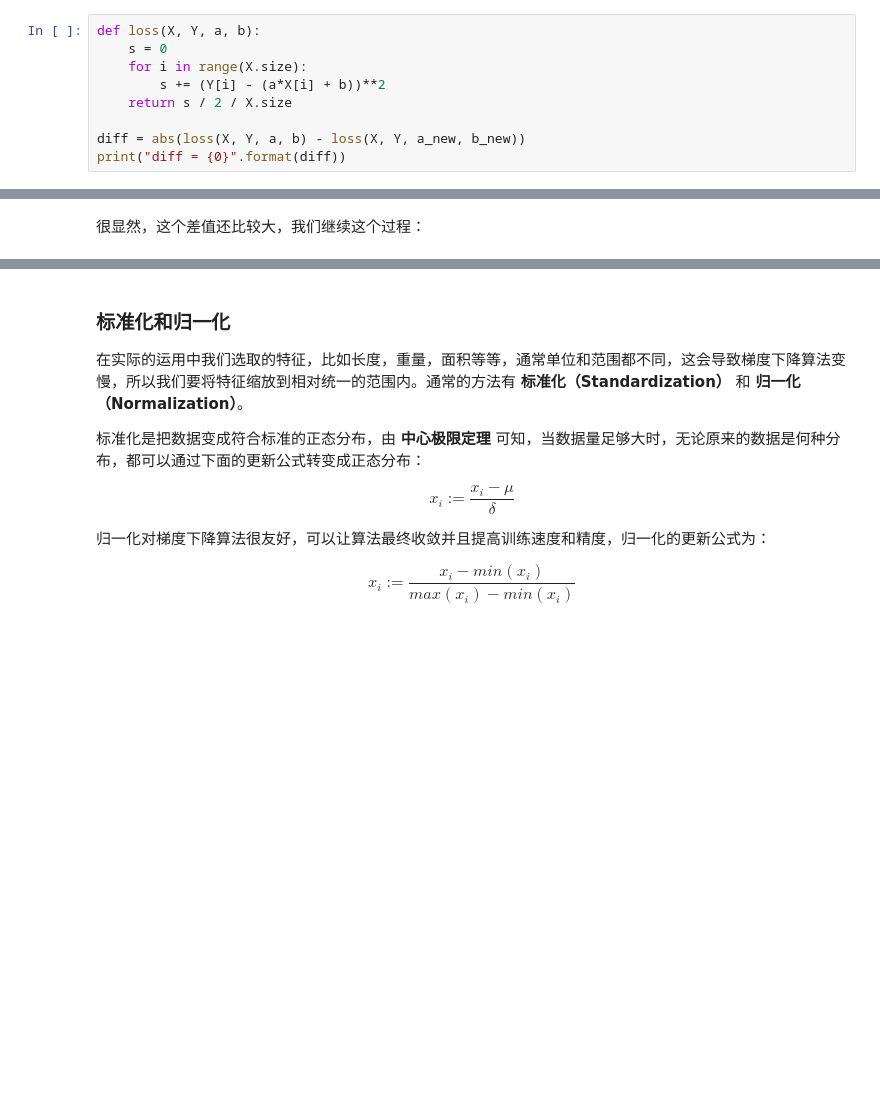
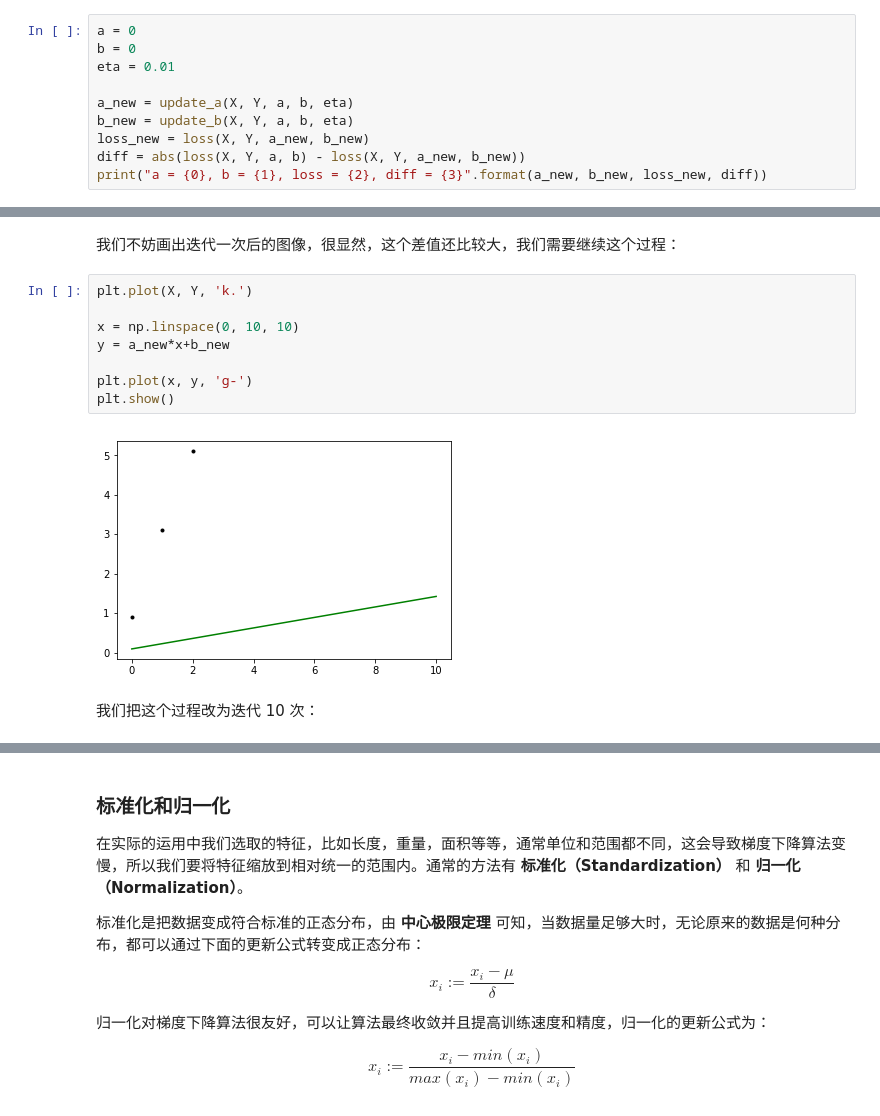
Before and after one commit to aneasystone/ml-notes, a Jupyter notebook: 回归/11. 利用梯度下降法解线性回归.ipynb, the cells around one changed output, grey strips where cells are left out. Cells and saved outputs as stored; diff of their text form; blank space fills up the shorter version.

```diff
--- a/回归/11. 利用梯度下降法解线性回归.ipynb
+++ b/回归/11. 利用梯度下降法解线性回归.ipynb
@@ -67,10 +75,11 @@ a = -148.76089999999996, b = -3.1933333333333334
 # %%
-def loss(X, Y, a, b):
-    s = 0
-    for i in range(X.size):
-        s += (Y[i] - (a*X[i] + b))**2
-    return s / 2 / X.size
+a = 0
+b = 0
+eta = 0.01
 
+a_new = update_a(X, Y, a, b, eta)
+b_new = update_b(X, Y, a, b, eta)
+loss_new = loss(X, Y, a_new, b_new)
 diff = abs(loss(X, Y, a, b) - loss(X, Y, a_new, b_new))
-print("diff = {0}".format(diff))
+print("a = {0}, b = {1}, loss = {2}, diff = {3}".format(a_new, b_new, loss_new, diff))
 # %% [output]
@@ -78,3 +87,15 @@ diff = 25435393.956912696
-# %% [markdown]
-很显然，这个差值还比较大，我们继续这个过程：
+# %% [markdown]
+我们不妨画出迭代一次后的图像，很显然，这个差值还比较大，我们需要继续这个过程：
+# %%
+plt.plot(X, Y, 'k.')
+
+x = np.linspace(0, 10, 10)
+y = a_new*x+b_new
+
+plt.plot(x, y, 'g-')
+plt.show()
+# %% [output]
+[figure, added]
+# %% [markdown]
+我们把这个过程改为迭代 10 次：
 # %%
```
Also changed, not shown: parts of 22 cells of this notebook.
